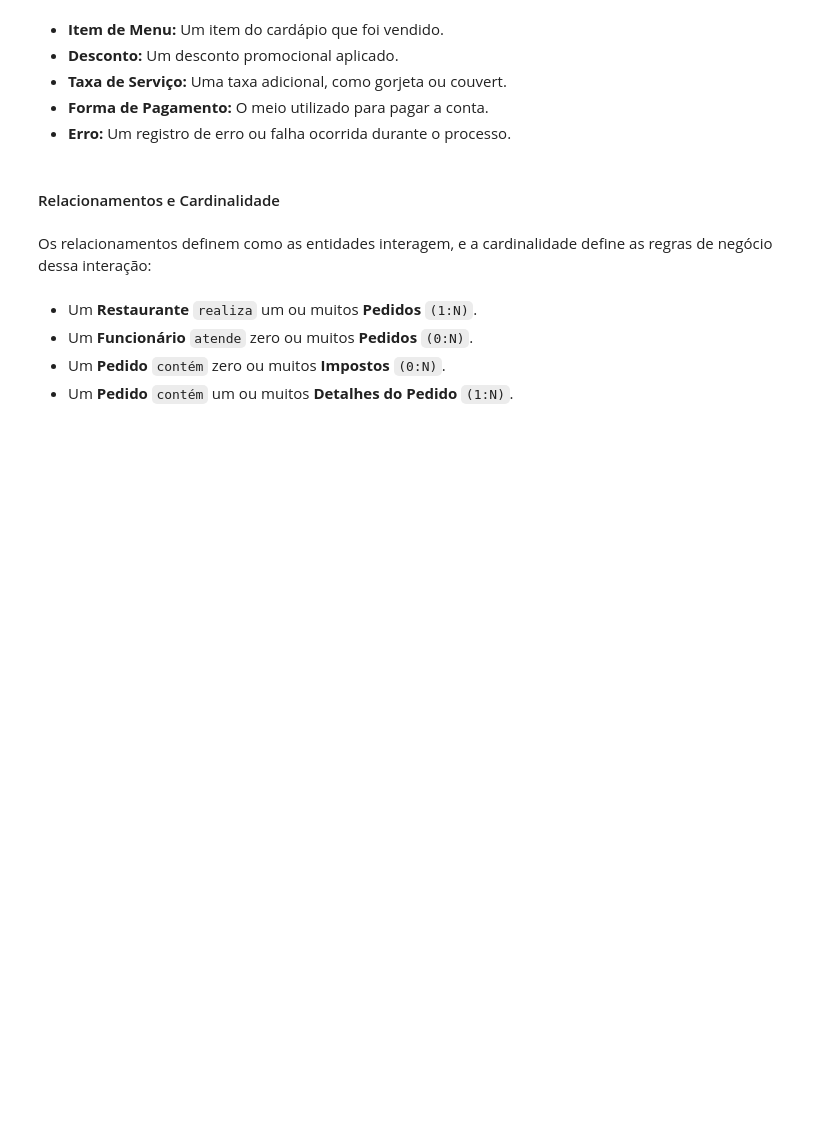
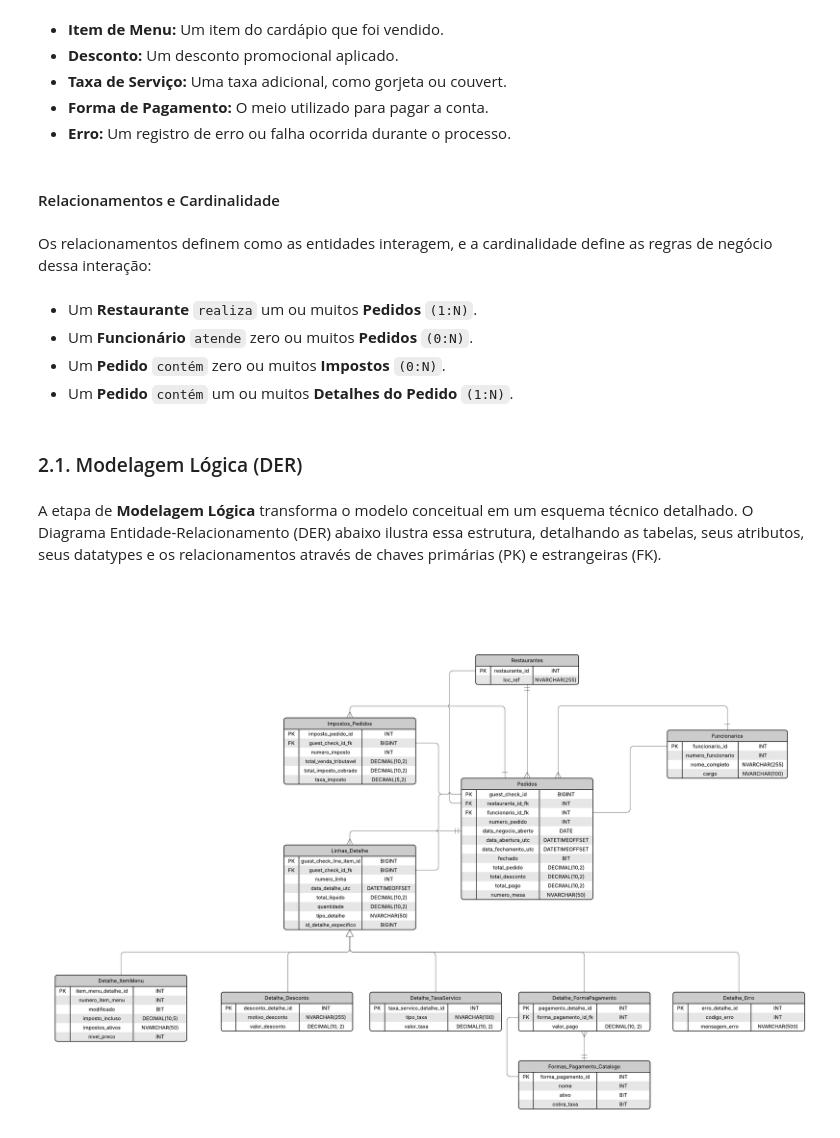
Before and after one commit to marceloverass/cb-lab, a Jupyter notebook: desafio1/notebooks/desafio1.ipynb, the cells around one changed output. Cells and saved outputs as stored; diff of their text form; code cells hidden in the pictures; blank space fills up the shorter version.

```diff
--- a/desafio1/notebooks/desafio1.ipynb
+++ b/desafio1/notebooks/desafio1.ipynb
@@ -123,3 +123,14 @@ Os relacionamentos definem como as entidades interagem, e a cardinalidade define
 * Um **Funcionário** `atende` zero ou muitos **Pedidos** `(0:N)`.
 * Um **Pedido** `contém` zero ou muitos **Impostos** `(0:N)`.
 * Um **Pedido** `contém` um ou muitos **Detalhes do Pedido** `(1:N)`.
+# %% [markdown]
+### 2.1. Modelagem Lógica (DER)
+# %% [markdown]
+A etapa de **Modelagem Lógica** transforma o modelo conceitual em um esquema técnico detalhado. O Diagrama Entidade-Relacionamento (DER) abaixo ilustra essa estrutura, detalhando as tabelas, seus atributos, seus datatypes e os relacionamentos através de chaves primárias (PK) e estrangeiras (FK).
+# %%
+from IPython.display import Image
+
+img = '../assets/DER.png'
+Image(filename=img, width=1100)
+# %% [output]
+[figure, added]
```
Also changed, not shown: 1 other file.
